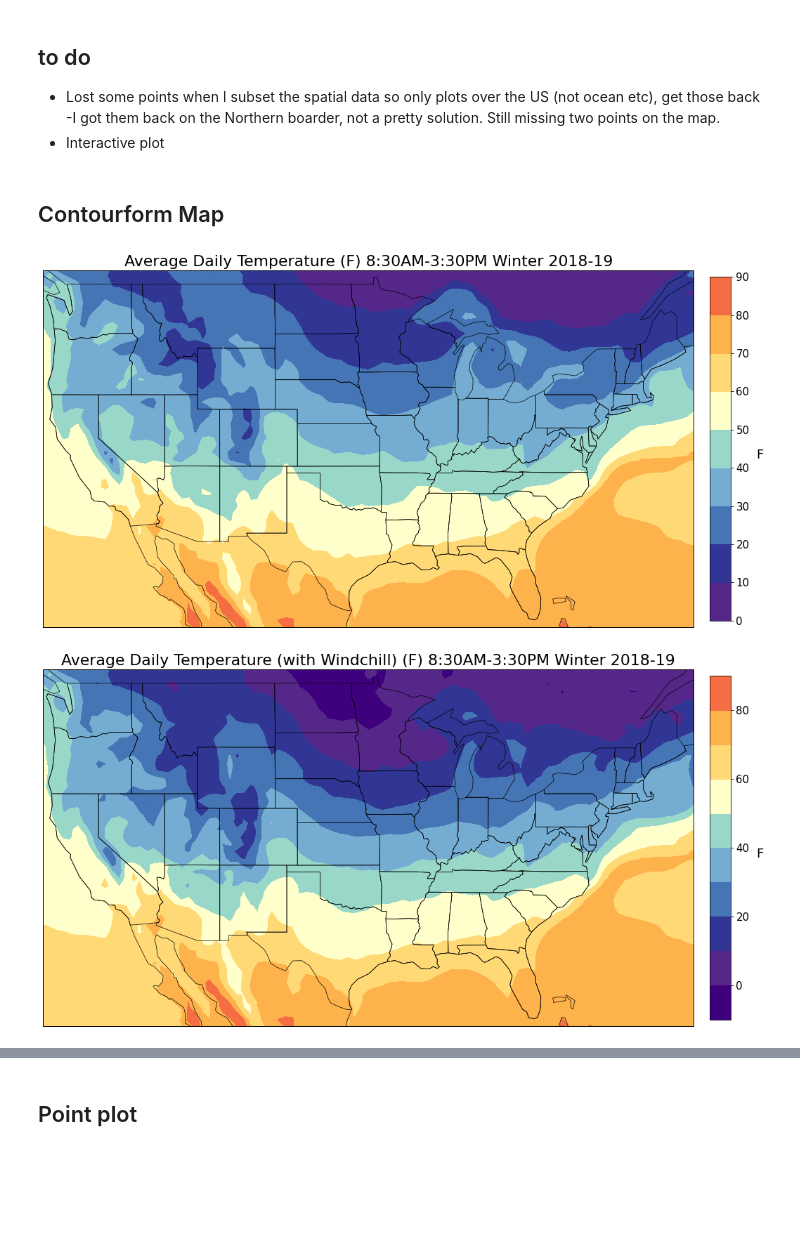
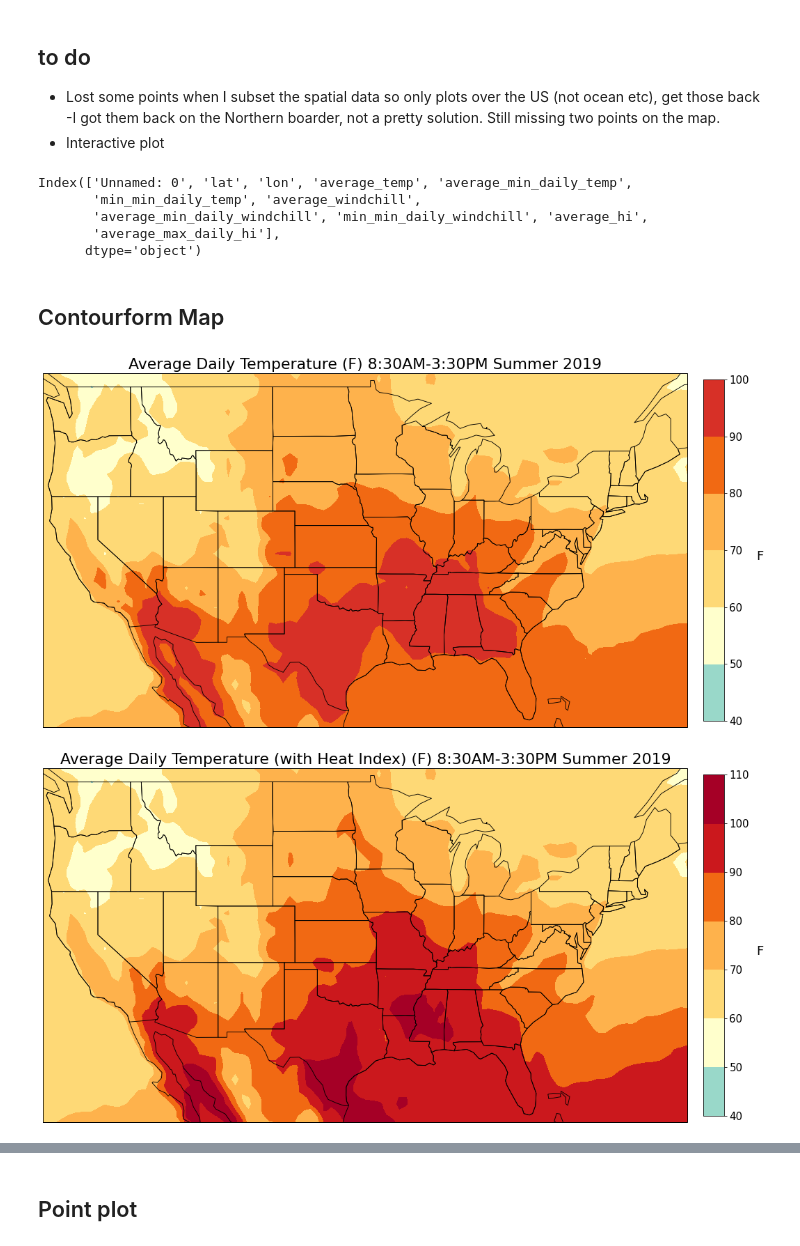
Before and after one commit to Harris-2020-Grad-Side-Projects/US-schoolday-temperatures, a Jupyter notebook: build/map_temperature.ipynb, the cells around one changed output, grey strips where cells are left out. Saved outputs shown, nothing was run; the diff lists cells and outputs as text; code cells hidden in the pictures; blank space fills up the shorter version.

Commit message:
Update map_temperature.ipynb
add library for heat index
change colors for 80 and 90
update output filepath
it runs for heat index fine

```diff
--- a/build/map_temperature.ipynb
+++ b/build/map_temperature.ipynb
@@ -43,14 +44,23 @@ Loading BokehJS ...
 * Interactive plot
 # %%
 #change this only
-date = 'Winter 2018-19'
+os.chdir('/Users/Sarah/Documents/GitHub/US-schoolday-temperatures')
+date = 'Summer 2019'
 
 #df = pd.read_csv('{} temperature.csv'.format(date))
 data_folder = 'Data'
-filename = '{} temp and wind.csv'.format(date)
+filename = '{} temperature.csv'.format(date)
 file = os.path.join(data_folder, filename)
 
 df = pd.read_csv(file)
+# %%
+df.columns
+# %% [output]
+Index(['Unnamed: 0', 'lat', 'lon', 'average_temp', 'average_min_daily_temp',
+       'min_min_daily_temp', 'average_windchill',
+       'average_min_daily_windchill', 'min_min_daily_windchill', 'average_hi',
+       'average_max_daily_hi'],
+      dtype='object')
 # %%
 #colors = {-10.0: '#4d004b', 0.0:'#3f007d',10.0:'#08519c',
  #         20.0:'#4292c6',30.0:'#9ecae1',
@@ -67,8 +77,8 @@ df = pd.read_csv(file)
 #3f007d
 colors = {110.0: '#a50026',
         100.0: '#d73027',
-        90.0: '#f46d43',
-        80.0: '#fdae61',
+        90.0: '#cb181d', #'#e31a1c', #'#f46d43',
+        80.0: '#f16913', #'#fdae61',
         70.0:'#feb24c',
         60.0:'#fed976',
         50.0:'#ffffcc',
@@ -89,6 +99,7 @@ def contouform_map(df, values, title, date, colors):
         title: what is in that column (for the plot title)
         date: month and year of the data (for the plot title)
     '''
+    # Pivot data and apply meshgrid so plotable as contourform plot
     #https://stackoverflow.com/questions/24032282/create-contour-plot-from-pandas-groupby-dataframe
     df_pivoted = df.pivot(index = 'lat', columns = 'lon', values = values)
     df_pivoted.columns
@@ -98,16 +109,21 @@ def contouform_map(df, values, title, date, colors):
     lon,lat = np.meshgrid(X, Y)
 
     fig = plt.figure(figsize=(20,18)) #12,10
-    ax = plt.axes(projection=ccrs.Mercator())
 
-    extent = (X.min(), X.max(), Y.min(), Y.max()-4) #the Y-max is greater than the data?! (does this mean there's a problem?)
+    # set map projection
+    ax = plt.axes(projection=ccrs.Mercator()) #??
+
+    # set map extent
+    extent = (X.min(), X.max(), Y.min(), Y.max()-4.5) # the Y-max is greater than the data?! (does this mean there's a problem?)
     ax.set_extent(extent)
-    #ax.set_extent([-400,-180,25,377])
-    ax.coastlines(resolution="110m",linewidth=0.7)
-    ax.add_feature(cf.STATES, linewidth = 0.7)
+
+    # add North America
+    ax.coastlines(resolution="110m",linewidth=0.9)
+    # add State boundries
+    ax.add_feature(cf.STATES, linewidth = 0.9)
     # https://coderzcolumn.com/tutorials/data-science/cartopy-basic-maps-scatter-map-bubble-map-and-connection-map
 
-    #Color
+    ## set colors and bins -currently every 10 degrees F
     testcol = []
     testnorm = []
 
@@ -117,7 +133,7 @@ def contouform_map(df, values, title, date, colors):
 
     norms = sorted(list(set(testnorm)))
 
-    #deal with boundries (e.g min of 9 F needs to go to 0, max of 61F needs to go to 70)
+    # deal with boundries (e.g min of 9 F needs to go to 0, max of 61F needs to go to 70)
     if df[values].min()<norms[0]:
         norms = [round(df[values].min()-5, -1)] + norms
 
@@ -132,8 +148,8 @@ def contouform_map(df, values, title, date, colors):
     norm = BoundaryNorm(norms, cmap.N)
 
     #plot
-    plt.contourf(lon, lat, Z, transform=ccrs.PlateCarree(), levels = len(norms)-1,
-                 cmap=cmap, norm = norm, legend = True)
+    plt.contourf(lon, lat, Z, transform=ccrs.PlateCarree(), levels=len(norms)-1,
+                 cmap=cmap, norm=norm, legend=True)
     plt.title('{} (F) 8:30AM-3:30PM {}'.format(title, date), size=22)
     cb = plt.colorbar(cm.ScalarMappable(norm=norm, cmap=cmap), ax=ax,
                       orientation="vertical", pad=0.02, aspect=16, shrink=0.5)
@@ -141,13 +157,13 @@ def contouform_map(df, values, title, date, colors):
     cb.ax.tick_params(labelsize=15)
     #ax.spines['top'].set_visible(False) #doesn't work
     #plt.show()
-    plt.savefig('{} (F) 8:30AM-3:30PM {}'.format(title, date))
+    plt.savefig('output/{} (F) 8:30AM-3:30PM {}'.format(title, date))
 # %%
 contouform_map(df, 'average_temp', 'Average Daily Temperature', date, colors)
 # %% [output]
-[figure, old version]
+[figure, new version]
 # %%
-contouform_map(df, 'average_windchill', 'Average Daily Temperature (with Windchill)', date, colors)
+contouform_map(df, 'average_hi', 'Average Daily Temperature (with Heat Index)', date, colors)
 # %% [output]
-[figure, old version]
+[figure, new version]
 # %%
```
Also changed, not shown: parts of 2 cells of this notebook.
